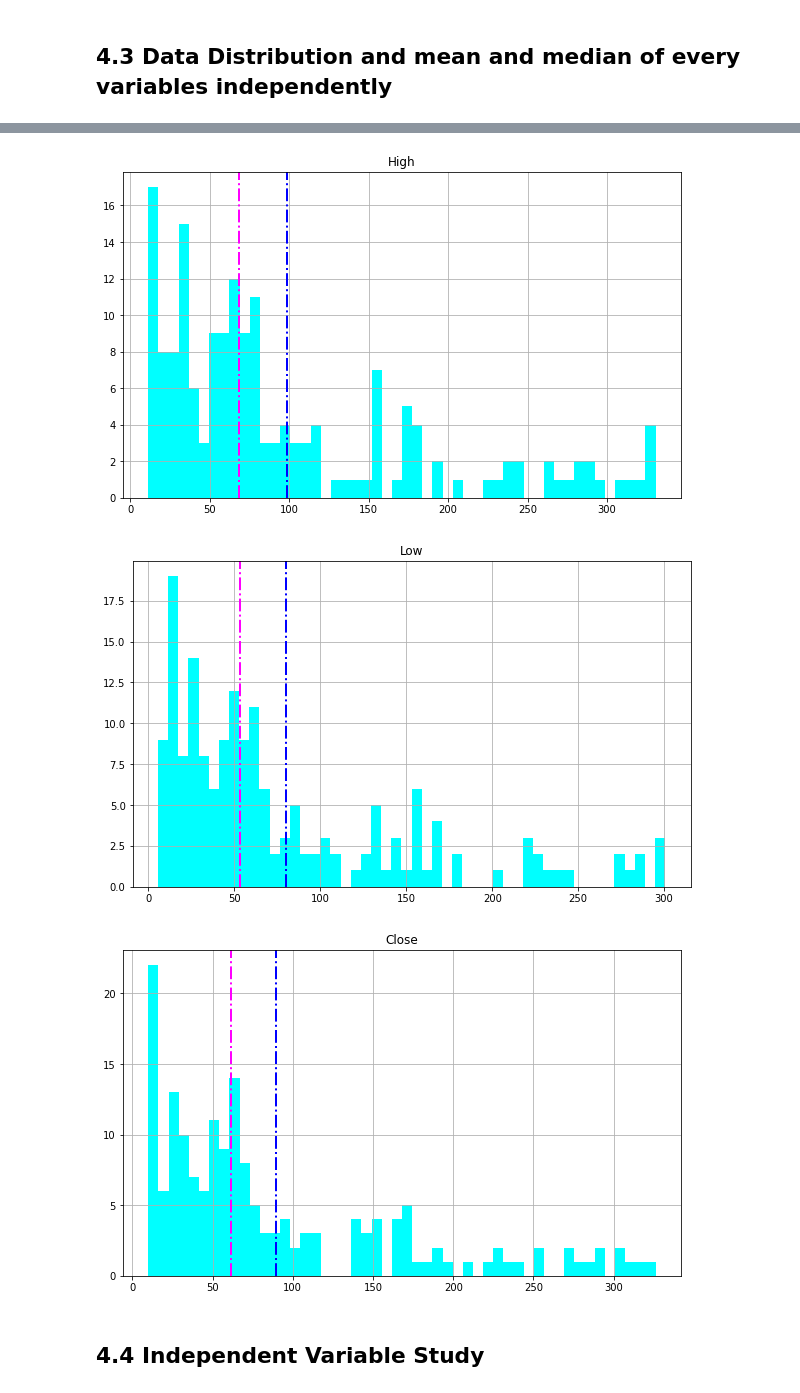
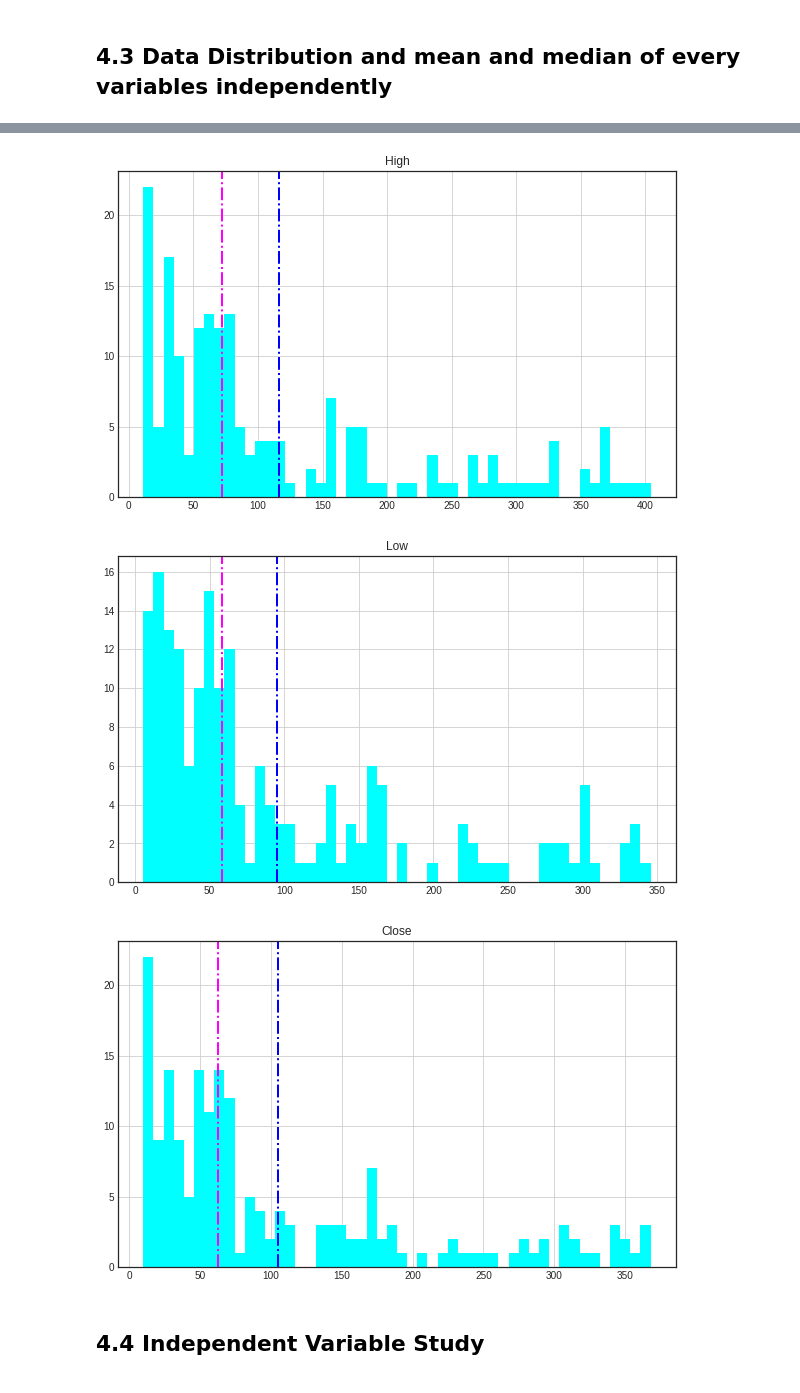
Before and after one commit to abhikr1302/ML_Capstone_Yes_Bank_Stock_closing_Prediction, a Jupyter notebook: ML_Stock_Prediction.ipynb, the cells around one changed output, grey strips where cells are left out. Cells and saved outputs as stored; diff of their text form; code cells hidden in the pictures.

```diff
--- a/ML_Stock_Prediction.ipynb
+++ b/ML_Stock_Prediction.ipynb
@@ -124,3 +126,0 @@ Index(['Date', 'Open', 'High', 'Low', 'Close'], dtype='object')
-# %%
-num_cols = df._get_numeric_data().columns
-num_cols
@@ -205,8 +152,8 @@ plt.grid()
 for i in num_cols[:]:
   fig = plt.figure(figsize=(10,6))
   ax = fig.gca()
-  features = new_df[i]
-  label = new_df['Close']
+  features = df[i]
+  label = df['Close']
   features.hist(bins = 50,ax = ax,color = 'cyan')
   ax.axvline(features.mean(),color = 'blue',linestyle = 'dashdot',linewidth = 2)
   ax.axvline(features.median(),color = 'magenta',linestyle = 'dashdot',linewidth = 2)
@@ -216,3 +163,3 @@ for i in num_cols[:]:
-[figure, old version]
+[figure, new version]
-[figure, old version]
+[figure, new version]
-[figure, old version]
+[figure, new version]
```
Also changed, not shown: parts of 59 cells of this notebook.
